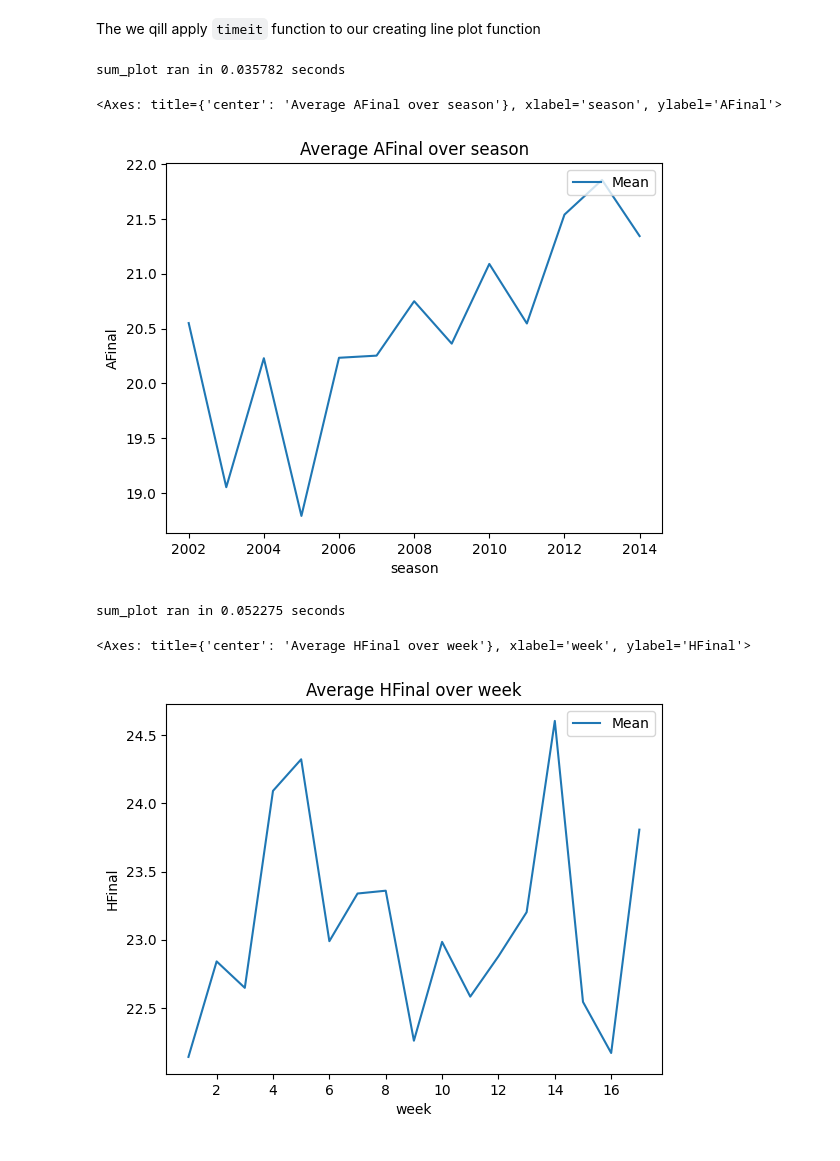
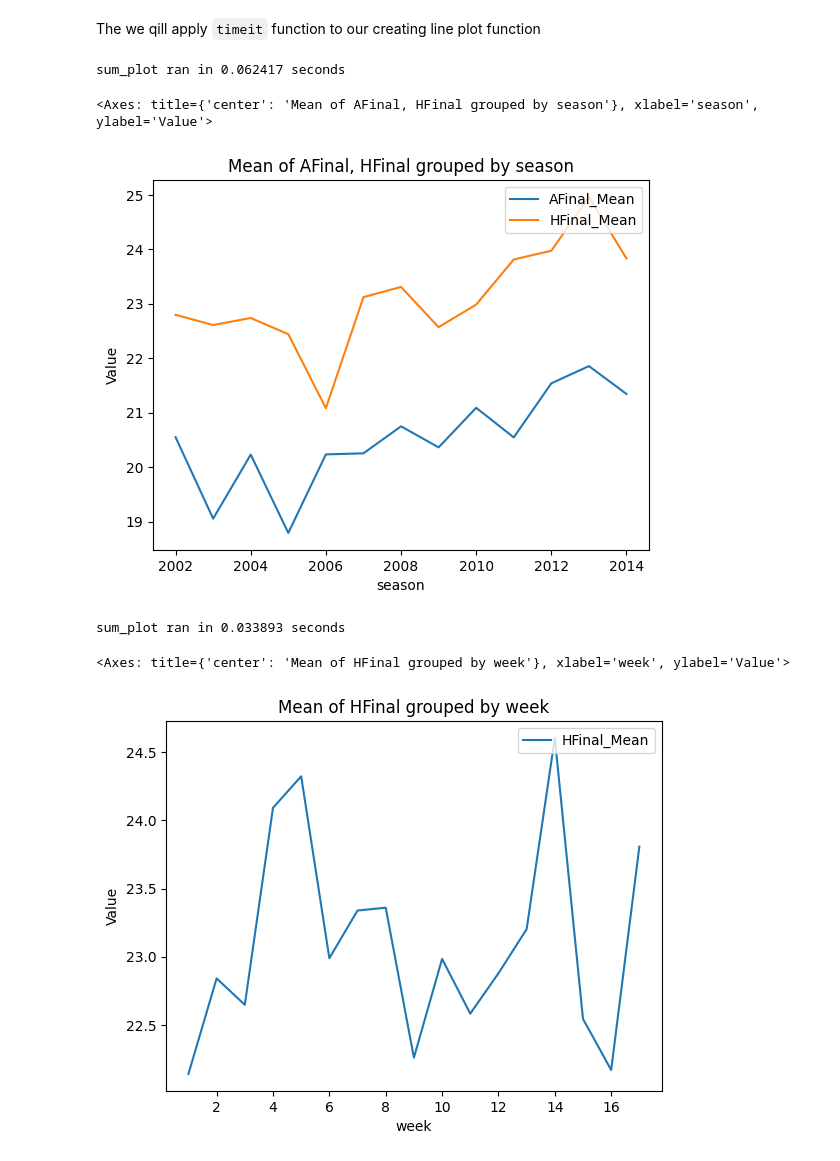
Before and after one commit to hzhoujoy/HW4_ST554, a Jupyter notebook: HW4_JoyZhou.ipynb, the cells around one changed output. Drawn from its saved outputs; the diff is of its cells as text; code cells hidden in the pictures.

```diff
--- a/HW4_JoyZhou.ipynb
+++ b/HW4_JoyZhou.ipynb
@@ -577,0 +579,19 @@ w_score_flat.head()
+# %%
+import pandas as pd
+#summarize variables (AFinal, HFinal,AtotalYds, HtotalYds) grouped by season
+# Grouped summaries
+sub_scores = sub_scores.copy()
+cols = ["AFinal", "HFinal", "AtotalYds", "HtotalYds"]
+stats = {"Count": "count",
+         "Mean": "mean",
+         "Median": "median",
+         "Std":"std"}  # output suffix -> function
+
+agg_spec = {
+    f"{col}_{suffix}": (col, func)
+    for col in cols
+    for suffix, func in stats.items()
+}
+
+w_score = sub_scores.groupby("week").agg(**agg_spec).round(2)
+w_score.head()
@@ -603,27 +633,3 @@ def timeit(func):
     return wrapper
 # %% [markdown]
 The we qill apply `timeit` function to our creating line plot function
-# %%
-import pandas as pd
-import matplotlib.pyplot as plt
-
-@timeit
-def sum_plot(args: str, df: pd.DataFrame, group: str | list[str]):
-    """
-    Create line plots of summary statistics for numerical variables
-    across one or more grouping variables.
-
-    If 'week' is one of the grouping variables, it is coerced to numeric so week ordering
-    is 1,2,3,... rather than 1,10,11,...
-    """
-    df_temp = df.copy() #copy data to avoid changing the original dataframe
-
-    summaries = df_temp.groupby(group).agg(
-        Mean=(args, "mean")).sort_index()
-
-    ax = summaries.plot()
-    group_label = group if isinstance(group, str) else ", ".join(group)
-    ax.set_title(f"Average {args} over {group_label}")
-    ax.set_ylabel(args)
-    ax.legend(loc='upper right') # Set legend position to upper right
-    return ax
@@ -630,13 +687,13 @@ def sum_plot(args: str, df: pd.DataFrame, group: str | list[str]):
 # %%
-sum_plot(args ="AFinal", df = sub_scores, group = ["season"])
+sum_plot("AFinal", "HFinal", df = sub_scores, group = ["season"])
 # %% [output]
-sum_plot ran in 0.035782 seconds
+sum_plot ran in 0.062417 seconds
-<Axes: title={'center': 'Average AFinal over season'}, xlabel='season', ylabel='AFinal'>
+<Axes: title={'center': 'Mean of AFinal, HFinal grouped by season'}, xlabel='season', ylabel='Value'>
-[figure, old version]
+[figure, new version]
 # %%
-sum_plot(args ="HFinal", df = sub_scores, group = ["week"])
+sum_plot("HFinal", df = sub_scores, group = ["week"])
 # %% [output]
-sum_plot ran in 0.052275 seconds
+sum_plot ran in 0.033893 seconds
-<Axes: title={'center': 'Average HFinal over week'}, xlabel='week', ylabel='HFinal'>
+<Axes: title={'center': 'Mean of HFinal grouped by week'}, xlabel='week', ylabel='Value'>
-[figure, old version]
+[figure, new version]
 # %%
```
Also changed, not shown: parts of 11 cells of this notebook.
